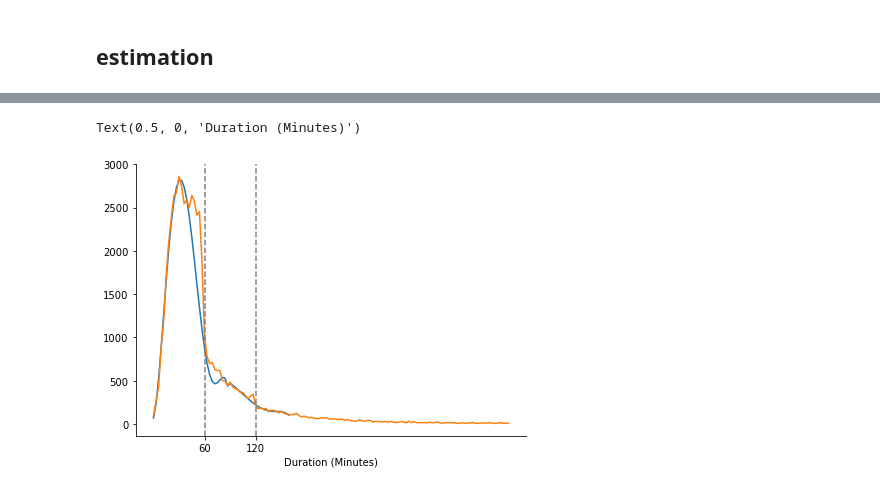
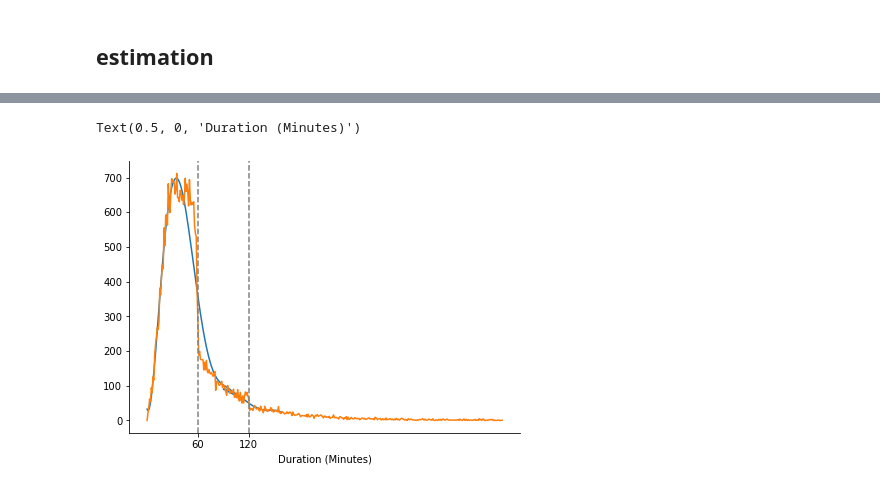
Before and after one commit to paulaleoni/delhi_outages, a Jupyter notebook: src/bunching.ipynb, the cells around one changed output, grey strips where cells are left out. Drawn from its saved outputs; the diff is of its cells as text; code cells hidden in the pictures.

```diff
--- a/src/bunching.ipynb
+++ b/src/bunching.ipynb
@@ -24,11 +25,11 @@ phi120 = 100
 # load data
 wd = Path.cwd()
 file = 'stata/Outages_{period}.dta'
-data = pd.read_stata(wd.parent/file)
+data = pd.read_stata(wd.parent/file) # convert_categoricals = True
 #print(data.columns)
 
 # keep relevant columns
-data = data[['date', 'duration_minutes', 'discom', 'planned']]
+#data = data[['date', 'duration_minutes', 'discom', 'planned', 'noofcustomersaffected', 'unservedmuduetooutage', 'q']]
 data['year'] = data.apply(lambda row: row.date.year, axis=1)
 
 # keep year 2019
@@ -37,6 +38,11 @@ data = data[data.apply(lambda row: row.date.year == 2019, axis=1)]
 # keep only unplanned
 data = data.loc[data.planned != 'planned',]
 
+# at least 100 custumers affected
+data = data.loc[data.noofcustomersaffected >= 100]
+
+data.reset_index(drop = True)
+
 
 # keep one firm
 #data = data.loc[data.discom == 'tata',]
@@ -75,18 +105,19 @@ axs[1].set_xlim(0,xmax)
 ## estimation
 # %%
 # bunching at x = 60
-bsize = 3
-ex_reg = 5
+bsize = 1
+ex_reg = 10
+ex_reg_miss = 20
 z = 60
-z_lower60 = z - ex_reg * bsize
-missing60 = z + ex_reg * bsize
+z_lower60 = z - bsize*ex_reg
 
-bunch60 = tools.bunching(data.duration_minutes, bsize = bsize, xmax= 90, xmin= 0, z_upper= z, z_lower= z_lower60, missing = missing60, ex_reg= ex_reg, poly_dgr=6)
+missing60 = z + ex_reg_miss*bsize
+bunch60 = tools.bunching(data.duration_minutes, bsize = bsize, xmax= 115, xmin= 0, z_upper= z, z_lower= z_lower60, missing = missing60, ex_reg= ex_reg, ex_reg_miss=ex_reg_miss, poly_dgr=6)
 #print(bunch60.df_count())
 
 display(bunch60.estimation_res())
 
-print('deltaX:', bunch60.get_deltaX(), 'mX:', bunch60.get_mX())
+print('EX:', bunch60.get_deltaX(), 'mX:', bunch60.get_mX(), 'B:', bunch60.get_B())
 
 pred60 = bunch60.prediction()
 
@@ -125,6 +156,6 @@ total bunching 38.49501624877378
 # %%
 # bunching at x = 120
-bsize = 3
+bsize = 1
 ex_reg = 2
 z = 120
 z_lower120 = z - ex_reg * bsize
@@ -132,7 +163,7 @@ missing120 = z + ex_reg * bsize
 
 # define bins
 
-bunch120 = tools.bunching(data.duration_minutes, bsize = bsize, xmax= 160, xmin= 90, z_upper= z, z_lower= z_lower120, missing = missing120, ex_reg= ex_reg, poly_dgr=6, include_missing=False)
+bunch120 = tools.bunching(data.duration_minutes, bsize = bsize, xmax= 160, xmin= 90, z_upper= z, z_lower= z_lower120, missing = missing120, ex_reg= ex_reg, ex_reg_miss = ex_reg_miss, poly_dgr=9, include_missing=False)
 #print(bunch120.df_count())
 
 display(bunch120.estimation_res())
@@ -175,18 +209,18 @@ total bunching 0.54457938772066
 # %%
 # concat the two predictions
 pred = pd.concat([pred60,pred120], ignore_index=True)
-xs = tools.bunching(data.duration_minutes, bsize = bsize, xmax= xmax, xmin= 0, z_upper= z, z_lower= z_lower120, missing = missing120, ex_reg= ex_reg, poly_dgr=6, include_missing=False).df_count()
+xs = tools.bunching(data.duration_minutes, bsize = bsize, xmax= xmax, xmin= 0, z_upper= z, z_lower= z_lower120, missing = missing120, ex_reg= ex_reg, ex_reg_miss = ex_reg_miss, poly_dgr=6, include_missing=False).df_count()
 
 
 fig, ax = plt.subplots(figsize=(7,5))
 plt.plot(pred.duration, pred.y_pred)
 plt.plot(xs.duration, xs.nobs)
 plt.axvline(60, color= 'grey', linestyle = 'dashed')
 plt.axvline(120, color= 'grey', linestyle = 'dashed')
 plt.xticks(ticks = [60, 120])
 ax.spines['right'].set_visible(False)
 ax.spines['top'].set_visible(False)
 plt.xlabel('Duration (Minutes)')
 # %% [output]
 Text(0.5, 0, 'Duration (Minutes)')
-[figure, old version]
+[figure, new version]
```
Also changed, not shown: parts of 19 cells of this notebook.
